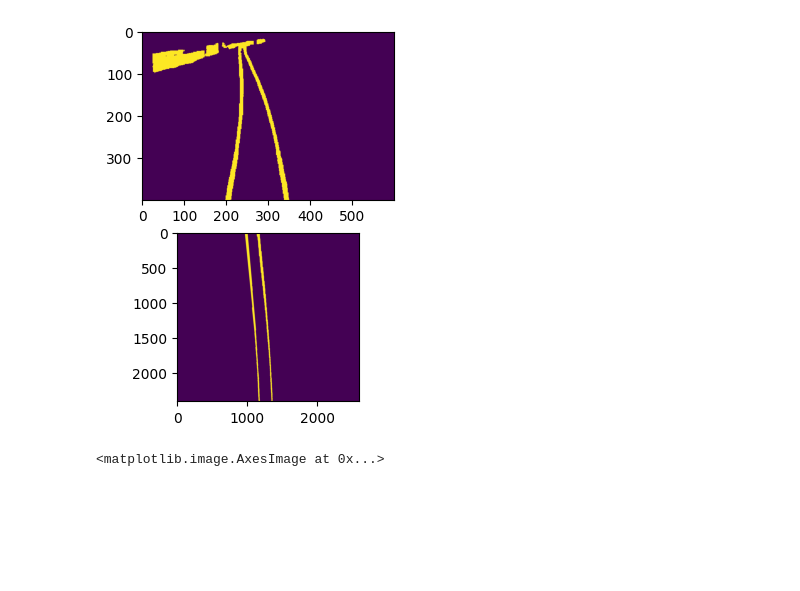
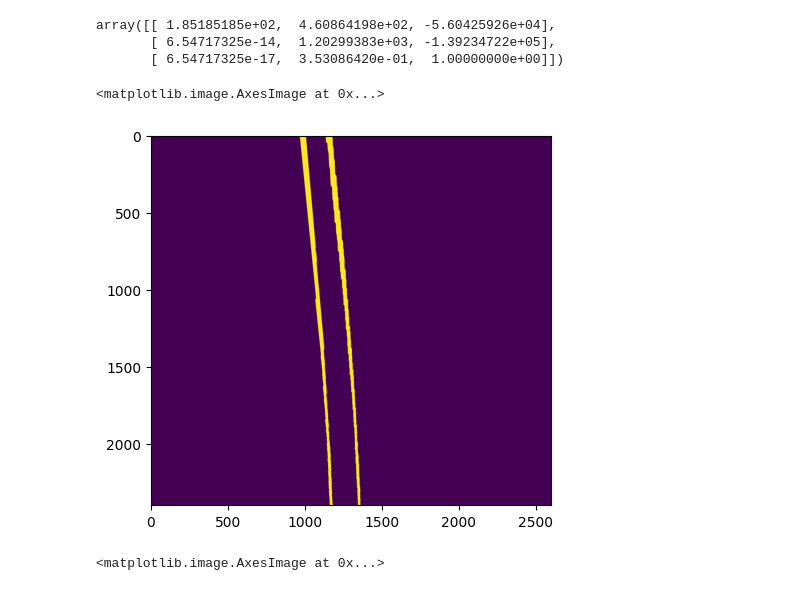
Before and after one commit to Andrudewt/perspective, a Jupyter notebook: main.ipynb, the cells around one changed output. Drawn from its saved outputs; the diff is of its cells as text; code cells hidden in the pictures; blank space fills up the shorter version.

```diff
--- a/main.ipynb
+++ b/main.ipynb
@@ -159,17 +159,24 @@ for f in msk_fs:
+# %%
+np.load('pmatrix_new.npy')
+# %% [output]
+array([[ 1.85185185e+02,  4.60864198e+02, -5.60425926e+04],
+       [ 6.54717325e-14,  1.20299383e+03, -1.39234722e+05],
+       [ 6.54717325e-17,  3.53086420e-01,  1.00000000e+00]])
 # %%
 def load_warp(mask_path):
     mask = np.load(mask_path)
     mask = mask[320:, x_c-300:x_c+300] # так обрезалось при расчете трапеции
     res = cv2.warpPerspective(np.array(mask), pmatrix_new, (2600, 2400))
     return res
 
-fig, ax = plt.subplots(2, 1)
+fig, ax = plt.subplots()
 
 mask_pr = load_warp(msk_fs[25])
 
-ax[1].imshow(mask_pr)
+ax.imshow(mask_pr)
 # %% [output]
+<matplotlib.image.AxesImage at 0x...>
-[figure, old version]
+[figure, new version]
 # %%
 mask_cont = np.zeros_like(mask_pr)
 contours, _ = cv2.findContours(mask_pr, cv2.RETR_EXTERNAL, cv2.CHAIN_APPROX_NONE)
```
Also changed, not shown: parts of 11 cells of this notebook.
